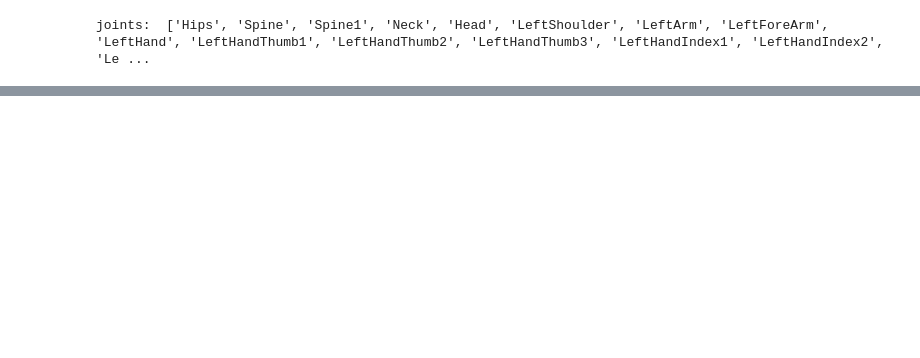
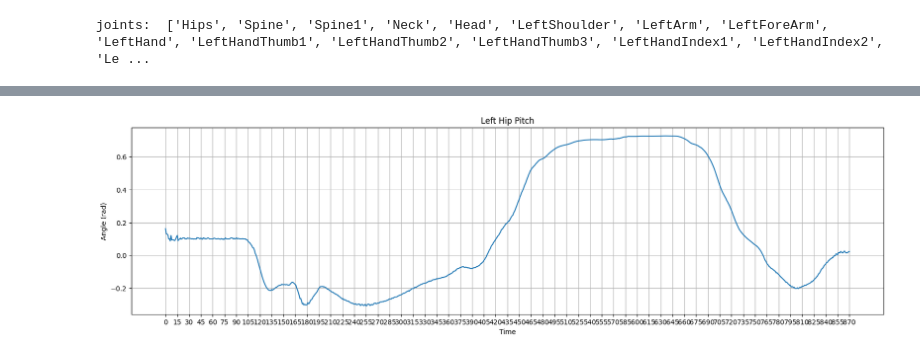
Before and after one commit to chenghuailin/hri-retargetting, a Jupyter notebook: HRI_retarget/retarget/debug.ipynb, the cells around one changed output, grey strips where cells are left out. Saved outputs shown, nothing was run; the diff lists cells and outputs as text; code cells hidden in the pictures; blank space fills up the shorter version.

```diff
--- a/HRI_retarget/retarget/debug.ipynb
+++ b/HRI_retarget/retarget/debug.ipynb
@@ -138,0 +191,17 @@ plt.show()
+# %%
+import numpy as np
+# visualize data[:,15]
+import matplotlib.pyplot as plt
+
+
+#visualize angles[:, 0] and make the x-label finer
+plt.figure(figsize=(20, 5))
+plt.plot(angles[:, 0])
+plt.title("Left Hip Pitch")
+plt.xlabel("Time")
+plt.ylabel("Angle (rad)")
+plt.xticks(ticks=np.arange(0, angles.shape[0], step=15))
+plt.grid()
+plt.show()
+# %% [output]
+[figure, added]
```
Also changed, not shown: parts of 5 cells of this notebook.
